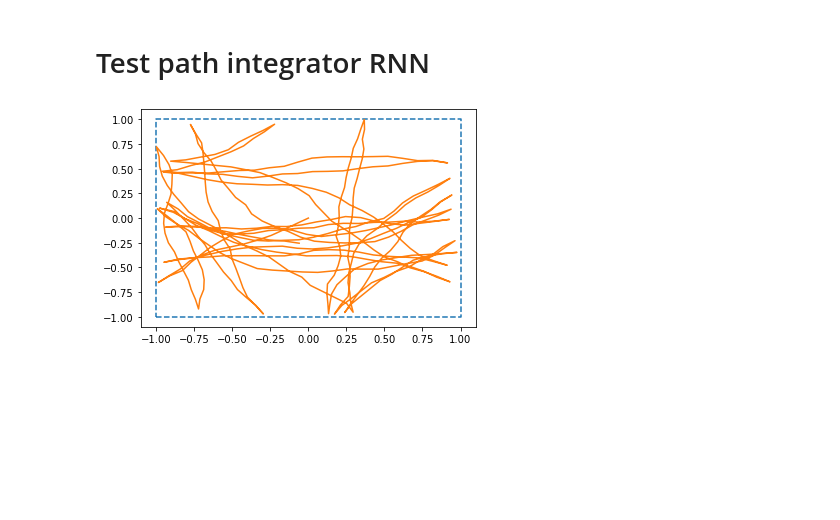
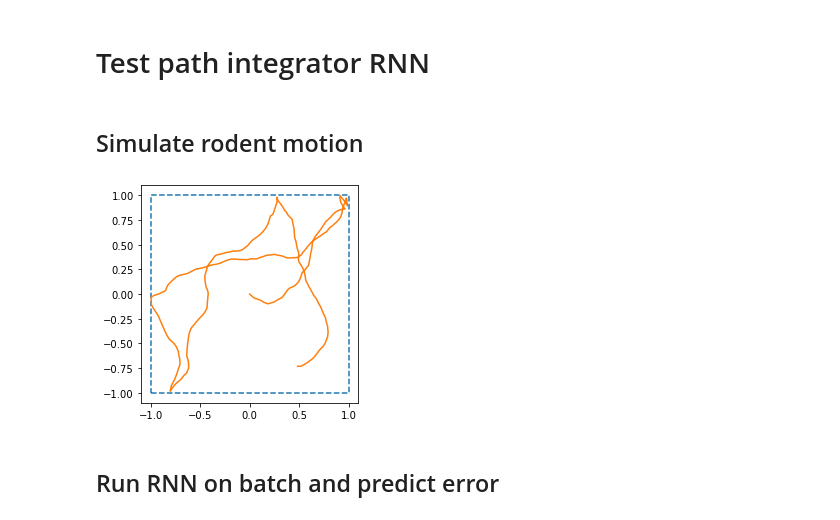
Before and after one commit to conormcgrory/rnn_spatial, a Jupyter notebook: test_path_rnn.ipynb, the cells around one changed output. Drawn from its saved outputs; the diff is of its cells as text; code cells hidden in the pictures; blank space fills up the shorter version.

```diff
--- a/test_path_rnn.ipynb
+++ b/test_path_rnn.ipynb
@@ -13,8 +11,10 @@ rng = np.random.default_rng()
+# %% [markdown]
+## Simulate rodent motion
 # %%
-sim = MotionSimulation(boundary='rectangle', time_step=0.1, std=0.5, speed=1.0)
-x, y, theta = sim.sample_trial(500)
+sim = MotionSimulation(boundary='square', time_step=0.1, std_norm=0.5)
+pos, vel = sim.sample_trial(500)
 # %%
 fig, ax = plt.subplots(1, 1)
-sim.plot_position(x, y, ax=ax)
+plot_position(pos, sim.boundary, ax=ax)
 # %% [output]
-[figure, old version]
+[figure, new version]
@@ -23,2 +21,4 @@ sim.plot_position(x, y, ax=ax)
+# %% [markdown]
+## Run RNN on batch and predict error
 # %%
 params = get_init_params(rng)
```
Also changed, not shown: parts of 6 cells of this notebook, 4 other files.
